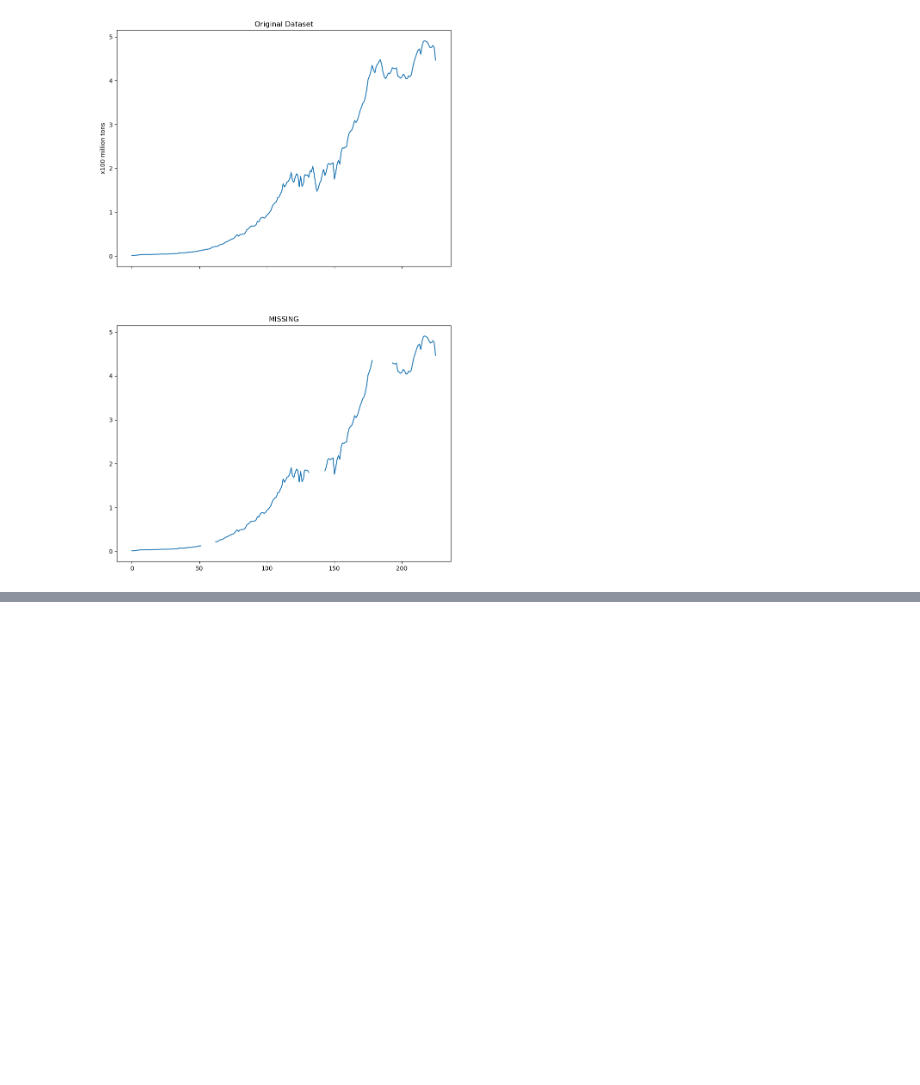
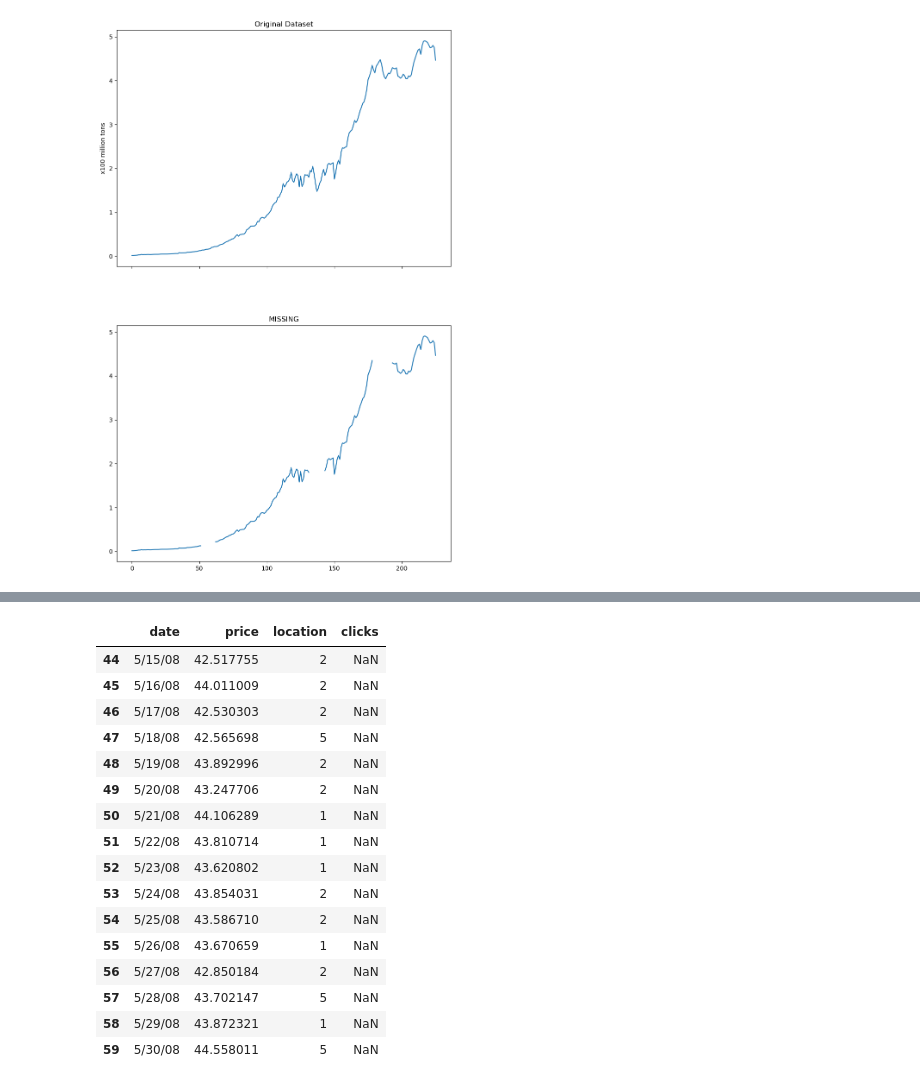
Before and after one commit to alexhandsome2/timeanalysis, a Jupyter notebook: ch7.ipynb, the cells around one changed output, grey strips where cells are left out. Saved outputs shown, nothing was run; the diff lists cells and outputs as text; code cells hidden in the pictures; blank space fills up the shorter version.

```diff
--- a/ch7.ipynb
+++ b/ch7.ipynb
@@ -192,0 +208,20 @@ plot_dfs(co2_original,
+# %%
+clicks_missing[clicks_missing['clicks'].isna()]
+# %% [output]
+|  | date | price | location | clicks |
+| 44 | 5/15/08 | 42.517755 | 2 | NaN |
+| 45 | 5/16/08 | 44.011009 | 2 | NaN |
+| 46 | 5/17/08 | 42.530303 | 2 | NaN |
+| 47 | 5/18/08 | 42.565698 | 5 | NaN |
+| 48 | 5/19/08 | 43.892996 | 2 | NaN |
+| 49 | 5/20/08 | 43.247706 | 2 | NaN |
+| 50 | 5/21/08 | 44.106289 | 1 | NaN |
+| 51 | 5/22/08 | 43.810714 | 1 | NaN |
+| 52 | 5/23/08 | 43.620802 | 1 | NaN |
+| 53 | 5/24/08 | 43.854031 | 2 | NaN |
+| 54 | 5/25/08 | 43.586710 | 2 | NaN |
+| 55 | 5/26/08 | 43.670659 | 1 | NaN |
+| 56 | 5/27/08 | 42.850184 | 2 | NaN |
+| 57 | 5/28/08 | 43.702147 | 5 | NaN |
+| 58 | 5/29/08 | 43.872321 | 1 | NaN |
+| 59 | 5/30/08 | 44.558011 | 5 | NaN |
```
Also changed, not shown: parts of 19 cells of this notebook, 1 other file.
